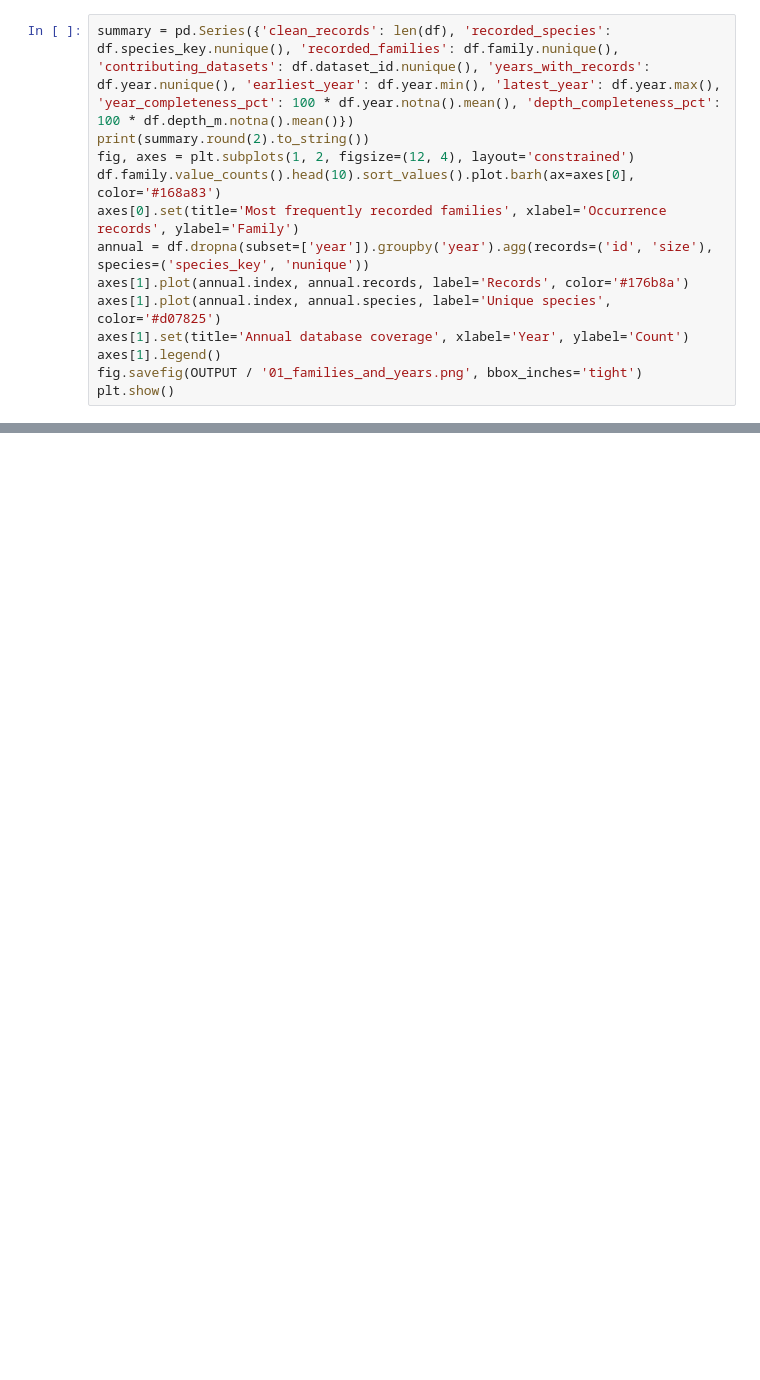
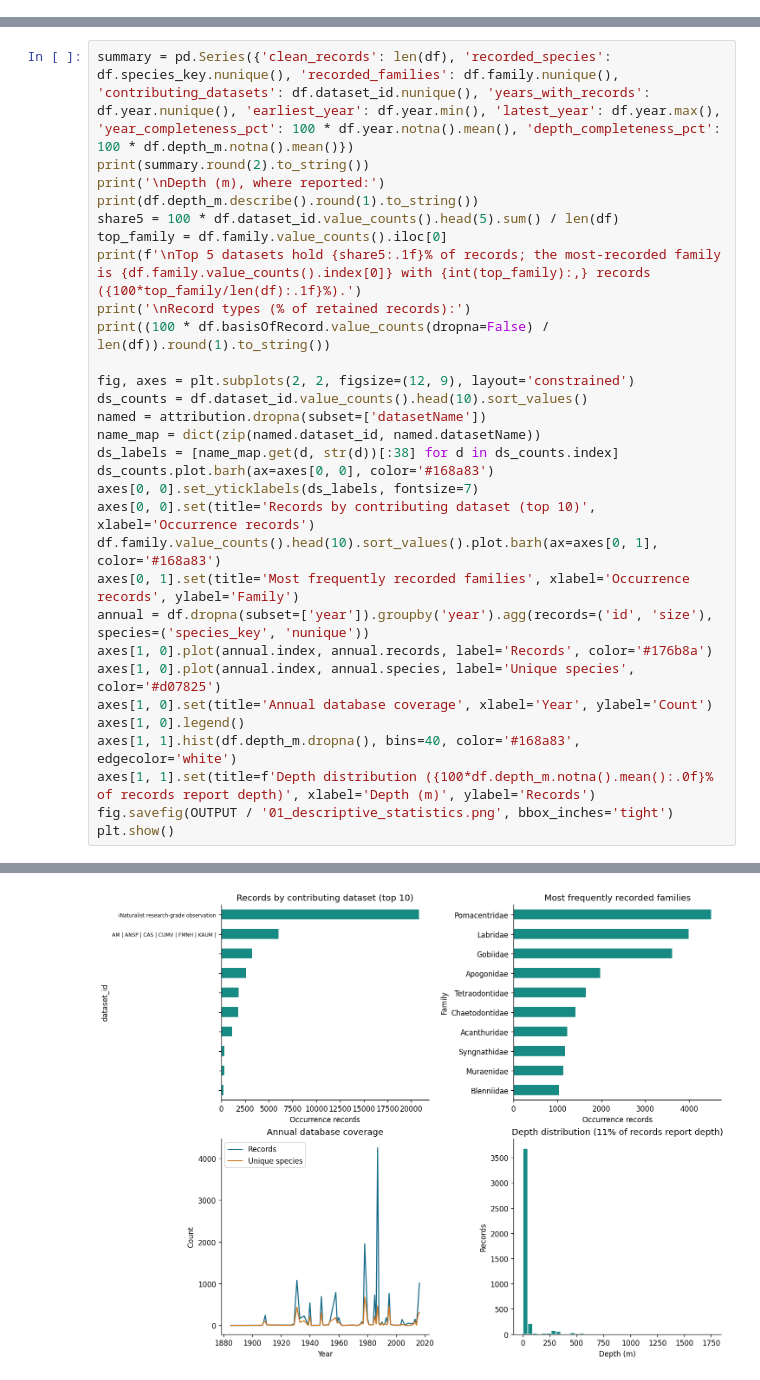
Before and after one commit to Jazzey23/applied_ai_midterm_project, a Jupyter notebook: Philippines_Marine_Biodiversity_POC.ipynb, the cells around one changed output, grey strips where cells are left out. Cells and saved outputs as stored; diff of their text form; blank space fills up the shorter version.

```diff
--- a/Philippines_Marine_Biodiversity_POC.ipynb
+++ b/Philippines_Marine_Biodiversity_POC.ipynb
@@ -181,13 +87,0 @@ These are records pooled across contributing sources and years. Family bars meas
-# %%
-summary = pd.Series({'clean_records': len(df), 'recorded_species': df.species_key.nunique(), 'recorded_families': df.family.nunique(), 'contributing_datasets': df.dataset_id.nunique(), 'years_with_records': df.year.nunique(), 'earliest_year': df.year.min(), 'latest_year': df.year.max(), 'year_completeness_pct': 100 * df.year.notna().mean(), 'depth_completeness_pct': 100 * df.depth_m.notna().mean()})
-print(summary.round(2).to_string())
-fig, axes = plt.subplots(1, 2, figsize=(12, 4), layout='constrained')
-df.family.value_counts().head(10).sort_values().plot.barh(ax=axes[0], color='#168a83')
-axes[0].set(title='Most frequently recorded families', xlabel='Occurrence records', ylabel='Family')
-annual = df.dropna(subset=['year']).groupby('year').agg(records=('id', 'size'), species=('species_key', 'nunique'))
-axes[1].plot(annual.index, annual.records, label='Records', color='#176b8a')
-axes[1].plot(annual.index, annual.species, label='Unique species', color='#d07825')
-axes[1].set(title='Annual database coverage', xlabel='Year', ylabel='Count')
-axes[1].legend()
-fig.savefig(OUTPUT / '01_families_and_years.png', bbox_inches='tight')
-plt.show()
@@ -249,0 +198,31 @@ cell_id  ix  iy  observation_count  unique_species  unique_families  years_sampl
+# %%
+summary = pd.Series({'clean_records': len(df), 'recorded_species': df.species_key.nunique(), 'recorded_families': df.family.nunique(), 'contributing_datasets': df.dataset_id.nunique(), 'years_with_records': df.year.nunique(), 'earliest_year': df.year.min(), 'latest_year': df.year.max(), 'year_completeness_pct': 100 * df.year.notna().mean(), 'depth_completeness_pct': 100 * df.depth_m.notna().mean()})
+print(summary.round(2).to_string())
+print('\nDepth (m), where reported:')
+print(df.depth_m.describe().round(1).to_string())
+share5 = 100 * df.dataset_id.value_counts().head(5).sum() / len(df)
+top_family = df.family.value_counts().iloc[0]
+print(f'\nTop 5 datasets hold {share5:.1f}% of records; the most-recorded family is {df.family.value_counts().index[0]} with {int(top_family):,} records ({100*top_family/len(df):.1f}%).')
+print('\nRecord types (% of retained records):')
+print((100 * df.basisOfRecord.value_counts(dropna=False) / len(df)).round(1).to_string())
+
+fig, axes = plt.subplots(2, 2, figsize=(12, 9), layout='constrained')
+ds_counts = df.dataset_id.value_counts().head(10).sort_values()
+named = attribution.dropna(subset=['datasetName'])
+name_map = dict(zip(named.dataset_id, named.datasetName))
+ds_labels = [name_map.get(d, str(d))[:38] for d in ds_counts.index]
+ds_counts.plot.barh(ax=axes[0, 0], color='#168a83')
+axes[0, 0].set_yticklabels(ds_labels, fontsize=7)
+axes[0, 0].set(title='Records by contributing dataset (top 10)', xlabel='Occurrence records')
+df.family.value_counts().head(10).sort_values().plot.barh(ax=axes[0, 1], color='#168a83')
+axes[0, 1].set(title='Most frequently recorded families', xlabel='Occurrence records', ylabel='Family')
+annual = df.dropna(subset=['year']).groupby('year').agg(records=('id', 'size'), species=('species_key', 'nunique'))
+axes[1, 0].plot(annual.index, annual.records, label='Records', color='#176b8a')
+axes[1, 0].plot(annual.index, annual.species, label='Unique species', color='#d07825')
+axes[1, 0].set(title='Annual database coverage', xlabel='Year', ylabel='Count')
+axes[1, 0].legend()
+axes[1, 1].hist(df.depth_m.dropna(), bins=40, color='#168a83', edgecolor='white')
+axes[1, 1].set(title=f'Depth distribution ({100*df.depth_m.notna().mean():.0f}% of records report depth)', xlabel='Depth (m)', ylabel='Records')
+fig.savefig(OUTPUT / '01_descriptive_statistics.png', bbox_inches='tight')
+plt.show()
+# %% [output]
@@ -249,0 +246 @@ cell_id  ix  iy  observation_count  unique_species  unique_families  years_sampl
+[figure, added]
```
Also changed, not shown: parts of 42 cells of this notebook, 21 other files.
